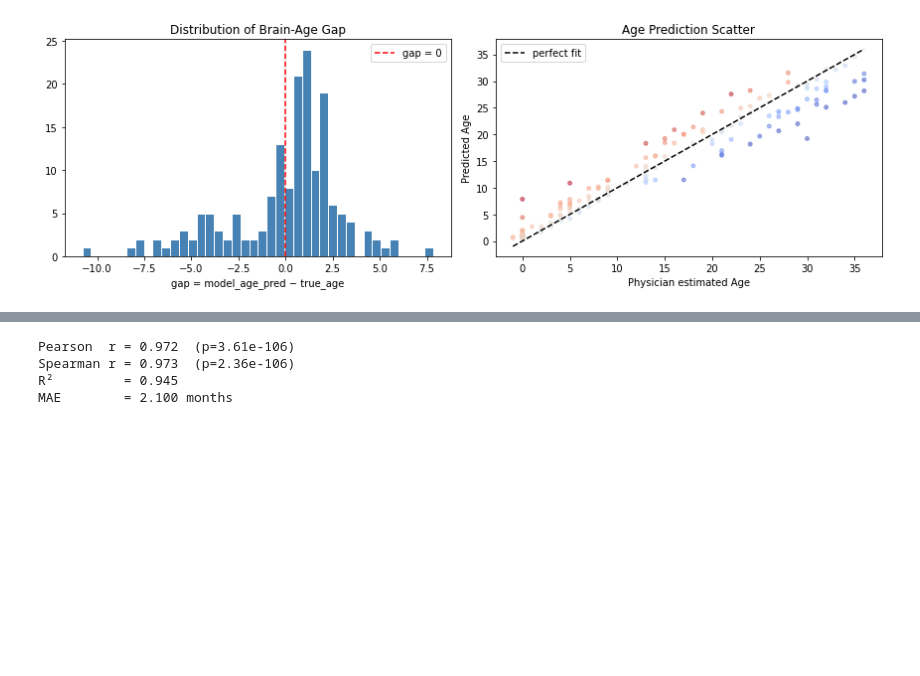
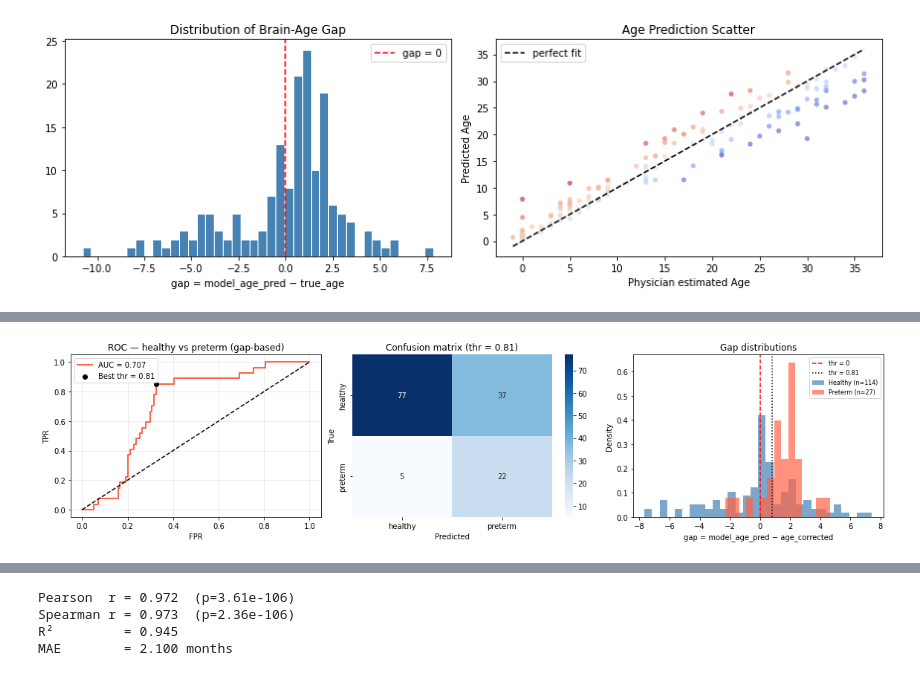
Before and after one commit to alecrimi/latemyelination_comorbidity, a Jupyter notebook: myelin_age_gap_classifier.ipynb, the cells around one changed output, grey strips where cells are left out. Cells and saved outputs as stored; diff of their text form; code cells hidden in the pictures; blank space fills up the shorter version.

```diff
--- a/myelin_age_gap_classifier.ipynb
+++ b/myelin_age_gap_classifier.ipynb
@@ -857,0 +997,80 @@ AUC: 0.917
+# %%
+# =====================================================================
+# SECTION 11b — Gap-threshold classifier: healthy vs preterm
+# =====================================================================
+from sklearn.metrics import (classification_report, confusion_matrix,
+                              roc_auc_score, roc_curve,
+                              balanced_accuracy_score, matthews_corrcoef)
+import matplotlib.pyplot as plt
+import seaborn as sns
+
+# ── Gaps: best seed for healthy, averaged across seeds for preterm ────
+# Healthy: use only the best seed's test split (no subject duplication)
+# Preterm: average gap across all 5 seeds for a more stable estimate
+#          (same 27 subjects evaluated with 5 different models)
+gaps_healthy = best_seed['test_healthy_df']['gap'].values
+
+preterm_gaps_per_seed = [r['preterm_df']['gap'].values
+                         for r in all_results if r['preterm_df'] is not None]
+gaps_preterm = np.mean(np.stack(preterm_gaps_per_seed), axis=0)
+
+print(f"Healthy gaps : {len(gaps_healthy)} subjects (best seed {best_seed['seed']})")
+print(f"Preterm gaps : {len(gaps_preterm)} subjects (mean across {len(preterm_gaps_per_seed)} seeds)")
+print(f"\nHealthy — mean gap: {gaps_healthy.mean():.3f}  std: {gaps_healthy.std():.3f}")
+print(f"Preterm — mean gap: {gaps_preterm.mean():.3f}  std: {gaps_preterm.std():.3f}")
+
+gaps_all   = np.concatenate([gaps_healthy, gaps_preterm])
+labels_all = np.concatenate([
+    np.zeros(len(gaps_healthy), dtype=int),
+    np.ones(len(gaps_preterm),  dtype=int)
+])
+
+# ── ROC / optimal threshold ───────────────────────────────────────────
+fpr, tpr, thresholds = roc_curve(labels_all, gaps_all)
+youden_idx  = np.argmax(tpr - fpr)
+best_thresh = thresholds[youden_idx]
+auc         = roc_auc_score(labels_all, gaps_all)
+
+for label, thresh in [('Gap > 0', 0.0), (f'Youden ({best_thresh:.2f})', best_thresh)]:
+    preds = (gaps_all > thresh).astype(int)
+    print(f"\n=== {label} ===")
+    print(classification_report(labels_all, preds,
+                                 target_names=['healthy', 'preterm'], zero_division=0))
+    print(f"  Balanced accuracy : {balanced_accuracy_score(labels_all, preds):.4f}")
+    print(f"  MCC               : {matthews_corrcoef(labels_all, preds):.4f}")
+
+print(f"\nROC-AUC: {auc:.4f}")
+preds_opt = (gaps_all > best_thresh).astype(int)
+
+# ── Plots ─────────────────────────────────────────────────────────────
+fig, axes = plt.subplots(1, 3, figsize=(16, 4))
+
+axes[0].plot(fpr, tpr, color='tomato', lw=2, label=f'AUC = {auc:.3f}')
+axes[0].plot([0, 1], [0, 1], 'k--')
+axes[0].scatter(fpr[youden_idx], tpr[youden_idx], color='black', zorder=5,
+                label=f'Best thr = {best_thresh:.2f}')
+axes[0].set_xlabel('FPR'); axes[0].set_ylabel('TPR')
+axes[0].set_title('ROC — healthy vs preterm (gap-based)')
+axes[0].legend(); axes[0].grid(alpha=0.3)
+
+cm = confusion_matrix(labels_all, preds_opt)
+sns.heatmap(cm, annot=True, fmt='d', cmap='Blues', ax=axes[1],
+            xticklabels=['healthy', 'preterm'], yticklabels=['healthy', 'preterm'])
+axes[1].set_title(f'Confusion matrix (thr = {best_thresh:.2f})')
+axes[1].set_ylabel('True'); axes[1].set_xlabel('Predicted')
+
+axes[2].hist(gaps_healthy, bins=30, alpha=0.7, color='steelblue', density=True,
+             label=f'Healthy (n={len(gaps_healthy)})')
+axes[2].hist(gaps_preterm, bins=15, alpha=0.7, color='tomato', density=True,
+             label=f'Preterm (n={len(gaps_preterm)})')
+axes[2].axvline(0,           color='red',   linestyle='--', label='thr = 0')
+axes[2].axvline(best_thresh, color='black', linestyle=':',  label=f'thr = {best_thresh:.2f}')
+axes[2].set_xlabel('gap = model_age_pred − age_corrected')
+axes[2].set_ylabel('Density')
+axes[2].set_title('Gap distributions')
+axes[2].legend(fontsize=8)
+
+plt.tight_layout()
+plt.savefig('stage1_gap_classifier.png', dpi=120)
+plt.show()
+# %% [output]
@@ -858,2 +1094,3 @@ AUC: 0.917
+[figure, added]
 # %%
 # =====================================================================
```
Also changed, not shown: parts of 19 cells of this notebook.
